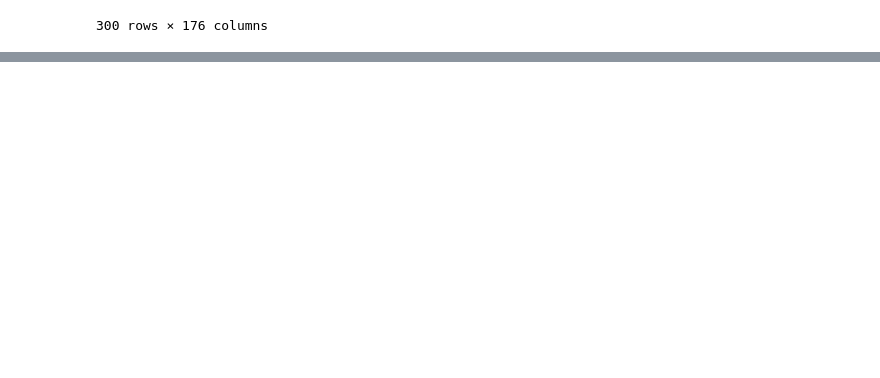
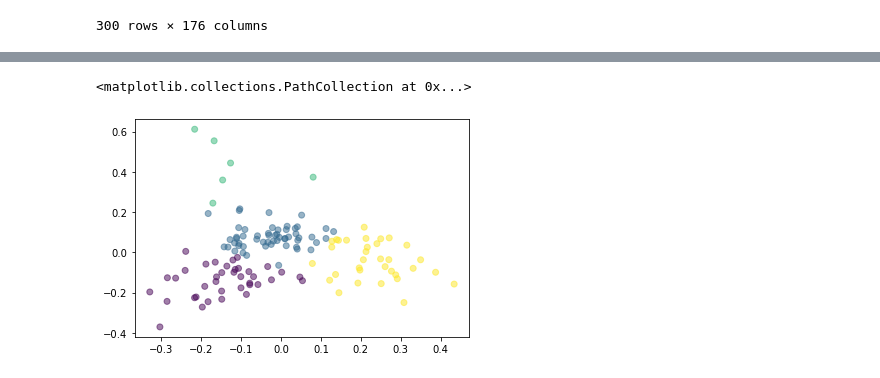
Before and after one commit to epfl-ada/ada-2021-project-chilldatagroup, a Jupyter notebook: Milestone2.ipynb, the cells around one changed output, grey strips where cells are left out. Cells and saved outputs as stored; diff of their text form; code cells hidden in the pictures; blank space fills up the shorter version.

```diff
--- a/Milestone2.ipynb
+++ b/Milestone2.ipynb
@@ -869,0 +933,7 @@ for candidate_type in range(0,n_clusters):
+# %%
+n_clusters = 4
+labels = KMeans(n_clusters=n_clusters).fit_predict(reduced_feature_PCA)
+plt.scatter(reduced_feature_PCA[:,0],reduced_feature_PCA[:,1], alpha=0.5,c=labels)
+# %% [output]
+<matplotlib.collections.PathCollection at 0x...>
+[figure, added]
```
Also changed, not shown: parts of 35 cells of this notebook.
